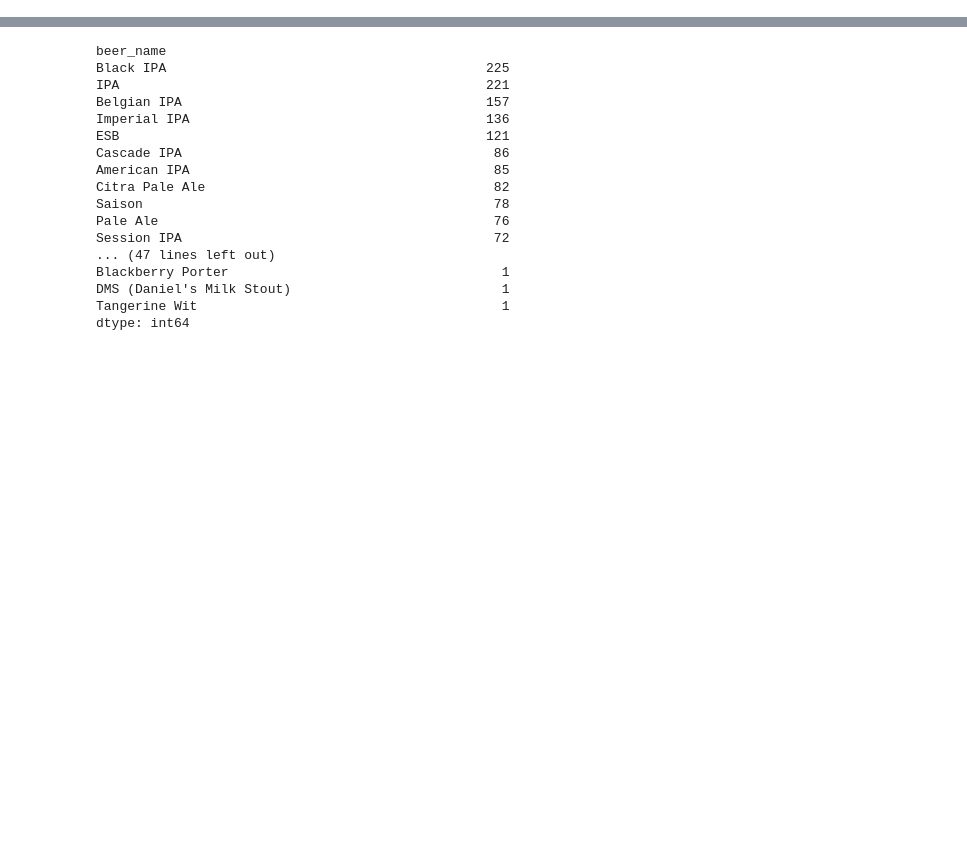
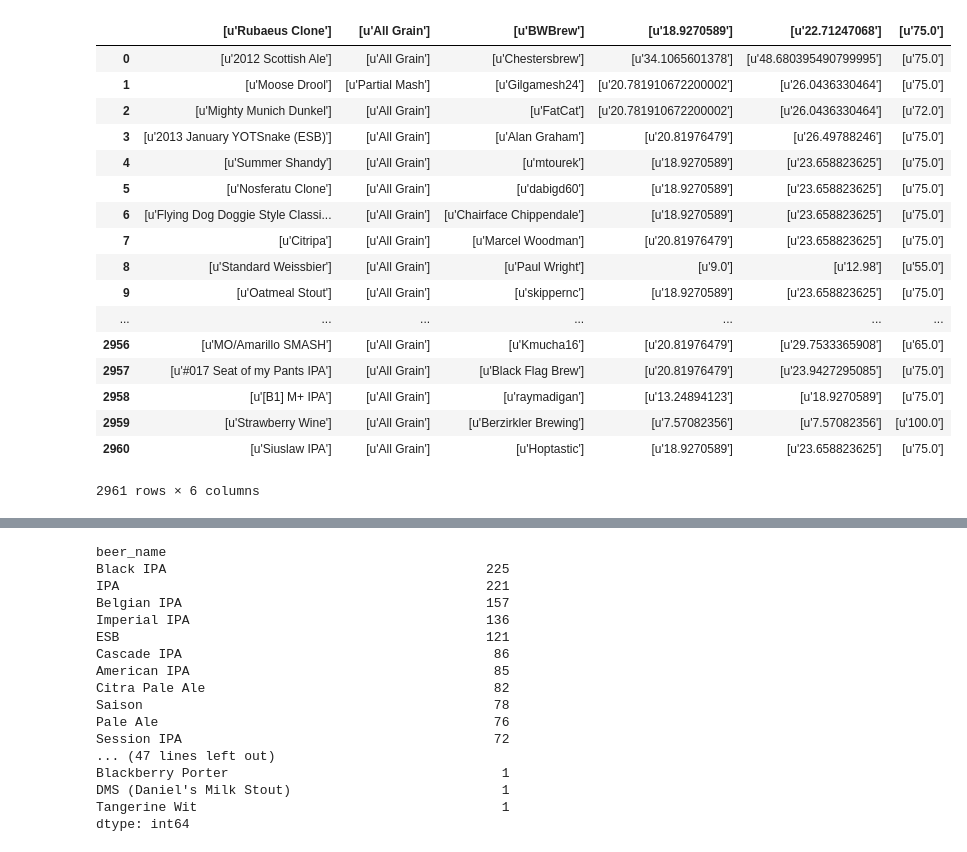
Before and after one commit to UlysseH/databeer, a Jupyter notebook: brewtoad/csv/brewtoad_first_stats.ipynb, the cells around one changed output, grey strips where cells are left out. Drawn from its saved outputs; the diff is of its cells as text; code cells hidden in the pictures; blank space fills up the shorter version.

```diff
--- a/brewtoad/csv/brewtoad_first_stats.ipynb
+++ b/brewtoad/csv/brewtoad_first_stats.ipynb
@@ -1,12 +1,33 @@
 # %%
 import pandas as pd
 # %%
-recipe = pd.read_csv('recipes_page_1_to_1000.csv')
-style = pd.read_csv('styles_page_1_to_1000.csv')
-fermentables = pd.read_csv('fermentables_page_1_to_1000.csv')
-hops = pd.read_csv('hops_page_1_to_1000.csv')
-yeasts = pd.read_csv('yeasts_page_1_to_1000.csv')
-miscs = pd.read_csv('miscs_page_1_to_1000.csv')
+recipe = pd.read_csv('recipes_page_1_to_100.csv')
+style = pd.read_csv('styles_page_1_to_100.csv')
+fermentables = pd.read_csv('fermentables_page_1_to_100.csv')
+hops = pd.read_csv('hops_page_1_to_100.csv')
+yeasts = pd.read_csv('yeasts_page_1_to_100.csv')
+#miscs = pd.read_csv('miscs_page_1_to_100.csv')
+# %%
+recipe
+# %% [output]
+|  | [u'Rubaeus Clone'] | [u'All Grain'] | [u'BWBrew'] | [u'18.9270589'] | [u'22.71247068'] | [u'75.0'] |
+| 0 | [u'2012 Scottish Ale'] | [u'All Grain'] | [u'Chestersbrew'] | [u'34.1065601378'] | [u'48.680395490799995'] | [u'75.0'] |
+| 1 | [u'Moose Drool'] | [u'Partial Mash'] | [u'Gilgamesh24'] | [u'20.781910672200002'] | [u'26.0436330464'] | [u'75.0'] |
+| 2 | [u'Mighty Munich Dunkel'] | [u'All Grain'] | [u'FatCat'] | [u'20.781910672200002'] | [u'26.0436330464'] | [u'72.0'] |
+| 3 | [u'2013 January YOTSnake (ESB)'] | [u'All Grain'] | [u'Alan Graham'] | [u'20.81976479'] | [u'26.49788246'] | [u'75.0'] |
+| 4 | [u'Summer Shandy'] | [u'All Grain'] | [u'mtourek'] | [u'18.9270589'] | [u'23.658823625'] | [u'75.0'] |
+| 5 | [u'Nosferatu Clone'] | [u'All Grain'] | [u'dabigd60'] | [u'18.9270589'] | [u'23.658823625'] | [u'75.0'] |
+| 6 | [u'Flying Dog Doggie Style Classi... | [u'All Grain'] | [u'Chairface Chippendale'] | [u'18.9270589'] | [u'23.658823625'] | [u'75.0'] |
+| 7 | [u'Citripa'] | [u'All Grain'] | [u'Marcel Woodman'] | [u'20.81976479'] | [u'23.658823625'] | [u'75.0'] |
+| 8 | [u'Standard Weissbier'] | [u'All Grain'] | [u'Paul Wright'] | [u'9.0'] | [u'12.98'] | [u'55.0'] |
+| 9 | [u'Oatmeal Stout'] | [u'All Grain'] | [u'skippernc'] | [u'18.9270589'] | [u'23.658823625'] | [u'75.0'] |
+| ... | ... | ... | ... | ... | ... | ... |
+| 2956 | [u'MO/Amarillo SMASH'] | [u'All Grain'] | [u'Kmucha16'] | [u'20.81976479'] | [u'29.7533365908'] | [u'65.0'] |
+| 2957 | [u'#017 Seat of my Pants IPA'] | [u'All Grain'] | [u'Black Flag Brew'] | [u'20.81976479'] | [u'23.9427295085'] | [u'75.0'] |
+| 2958 | [u'[B1] M+ IPA'] | [u'All Grain'] | [u'raymadigan'] | [u'13.24894123'] | [u'18.9270589'] | [u'75.0'] |
+| 2959 | [u'Strawberry Wine'] | [u'All Grain'] | [u'Berzirkler Brewing'] | [u'7.57082356'] | [u'7.57082356'] | [u'100.0'] |
+| 2960 | [u'Siuslaw IPA'] | [u'All Grain'] | [u'Hoptastic'] | [u'18.9270589'] | [u'23.658823625'] | [u'75.0'] |
+2961 rows × 6 columns
 # %%
 recipe = recipe.applymap(lambda x: '' if len(x) == 2 else x[3:-2])
 style = style.applymap(lambda x: '' if len(x) == 2 else x[3:-2])
```
Also changed, not shown: parts of 7 cells of this notebook, 3 other files.
